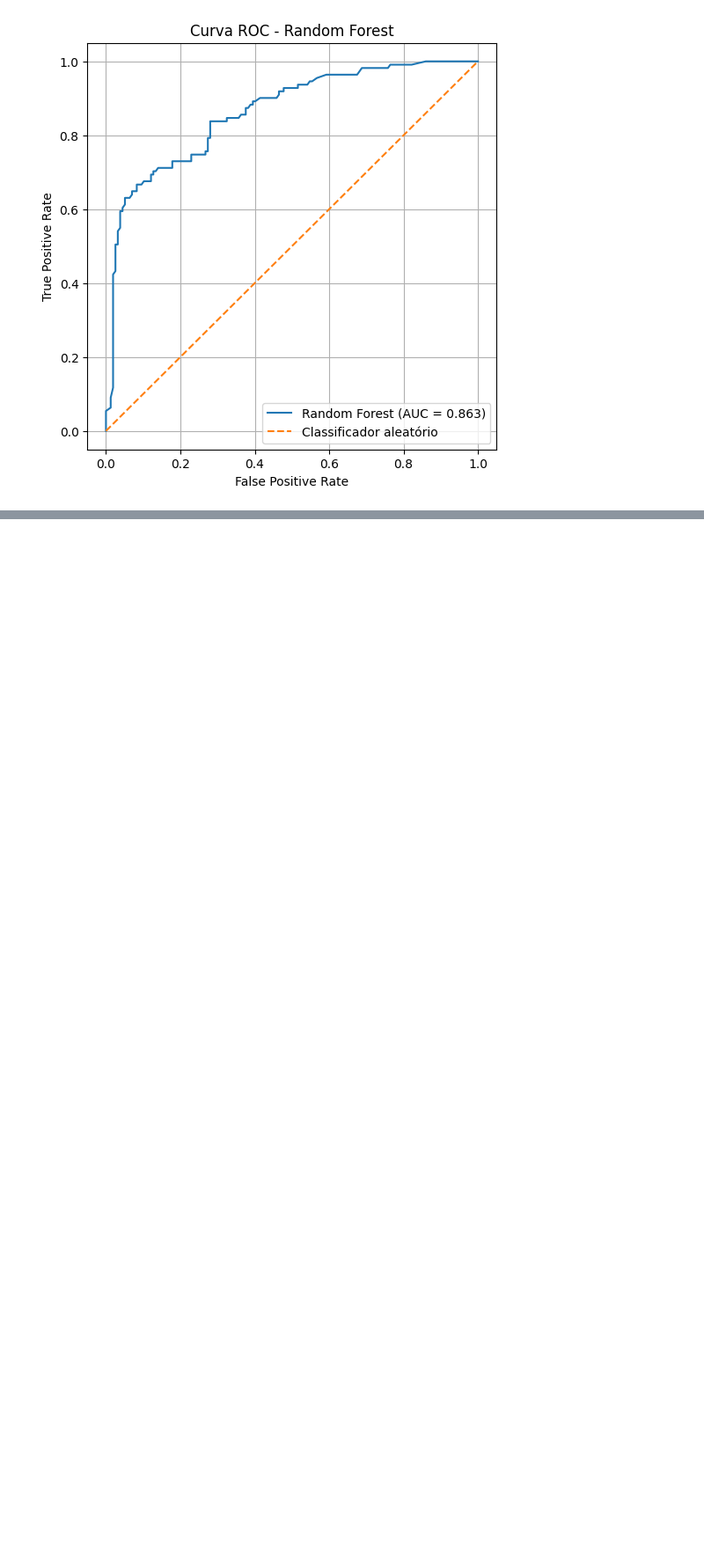
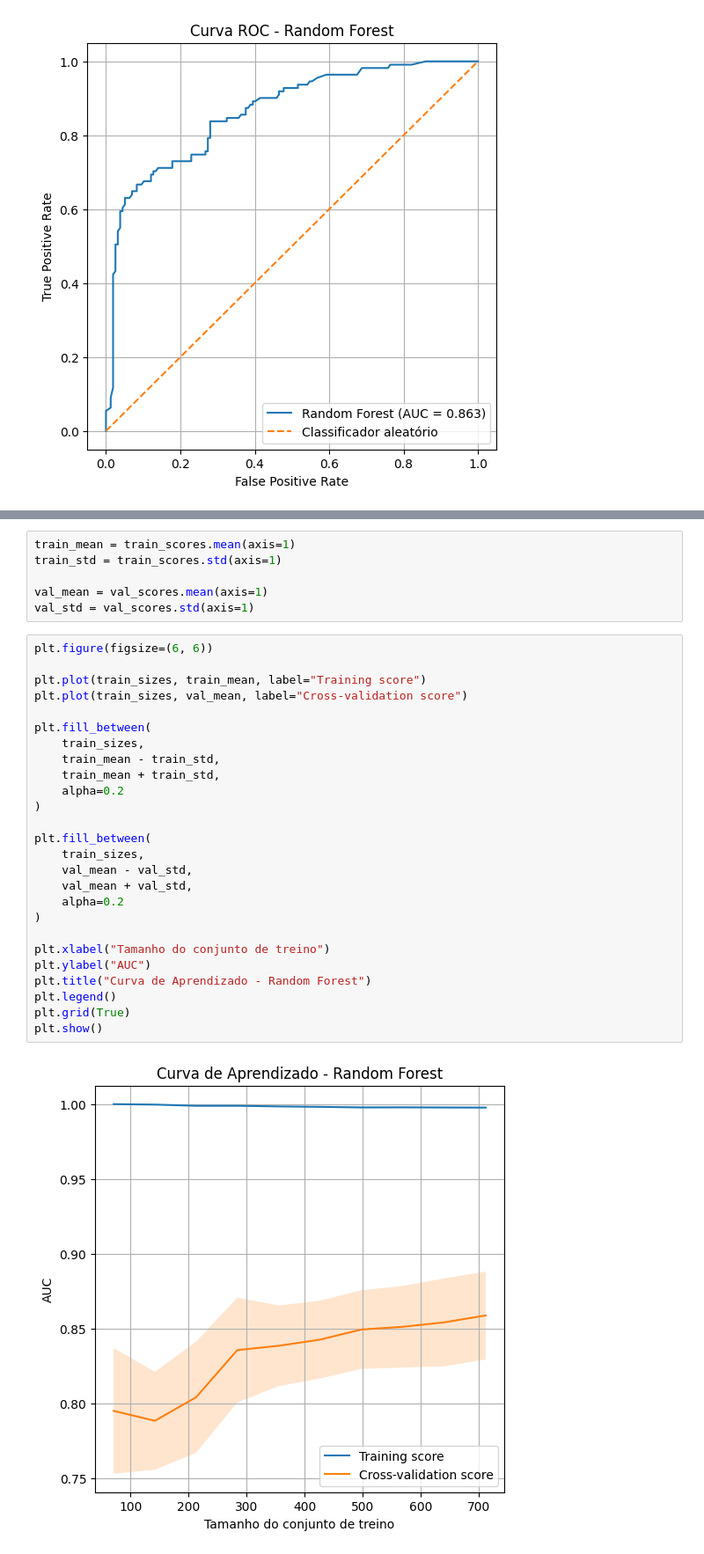
Before and after one commit to Pedrosmn/titanic-challenge, a Jupyter notebook: main.ipynb, the cells around one changed output, grey strips where cells are left out. Shown at 88% size. Drawn from its saved outputs; the diff is of its cells as text; blank space fills up the shorter version.

Commit message:
Curva de Aprendizado

```diff
--- a/main.ipynb
+++ b/main.ipynb
@@ -522,0 +538,34 @@ plt.show()
+# %%
+train_mean = train_scores.mean(axis=1)
+train_std = train_scores.std(axis=1)
+
+val_mean = val_scores.mean(axis=1)
+val_std = val_scores.std(axis=1)
+# %%
+plt.figure(figsize=(6, 6))
+
+plt.plot(train_sizes, train_mean, label="Training score")
+plt.plot(train_sizes, val_mean, label="Cross-validation score")
+
+plt.fill_between(
+    train_sizes,
+    train_mean - train_std,
+    train_mean + train_std,
+    alpha=0.2
+)
+
+plt.fill_between(
+    train_sizes,
+    val_mean - val_std,
+    val_mean + val_std,
+    alpha=0.2
+)
+
+plt.xlabel("Tamanho do conjunto de treino")
+plt.ylabel("AUC")
+plt.title("Curva de Aprendizado - Random Forest")
+plt.legend()
+plt.grid(True)
+plt.show()
+# %% [output]
+[figure, added]
```
Also changed, not shown: parts of 7 cells of this notebook.
